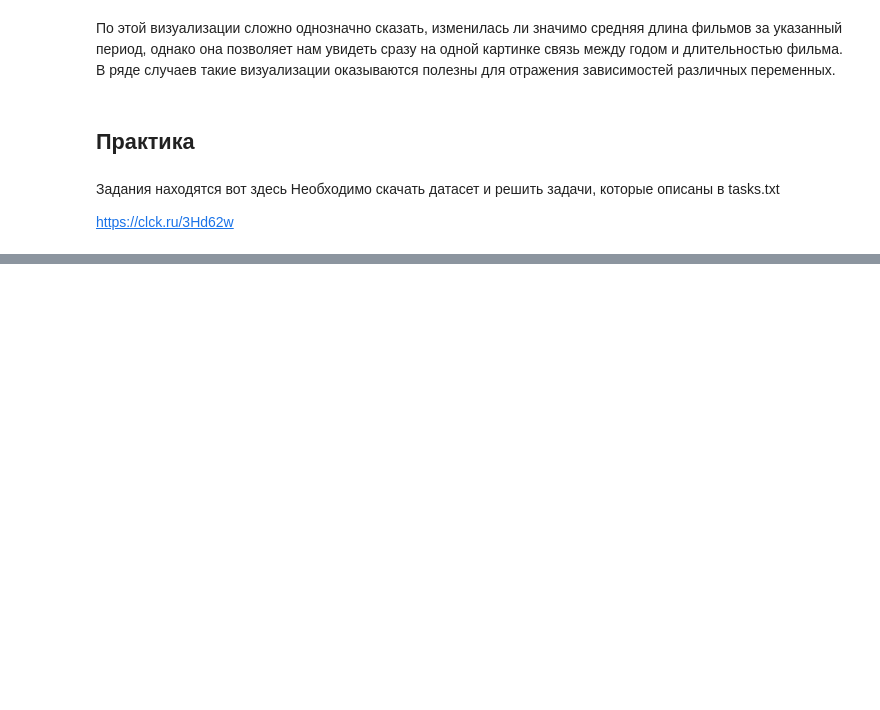
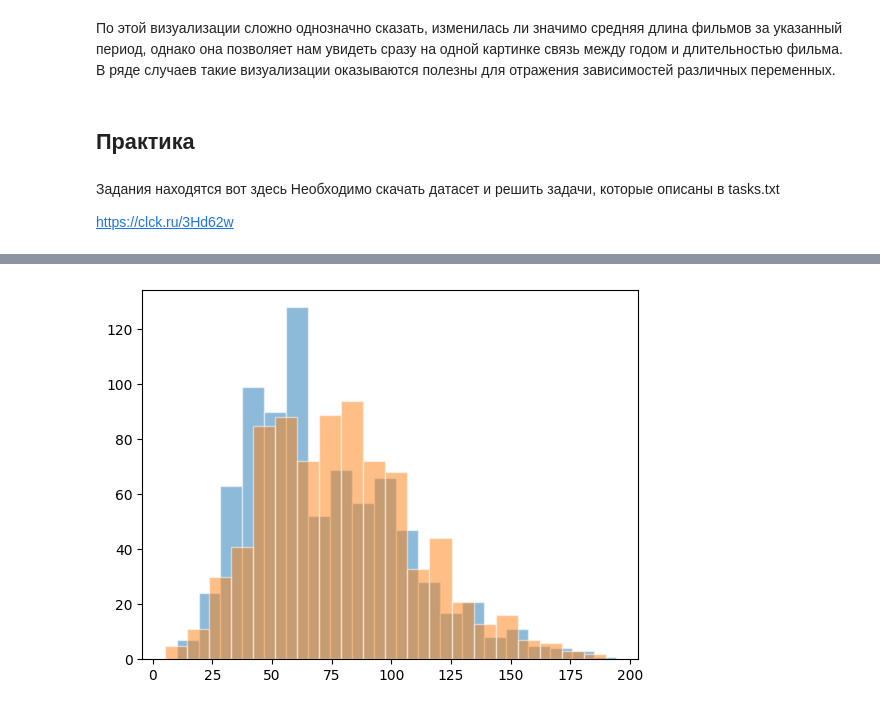
Before and after one commit to ReDwile/Spark-Practice-HSE, a Jupyter notebook: Basics-of-Visualization/Lecture_2/training/visual_2.ipynb, the cells around one changed output, grey strips where cells are left out. Cells and saved outputs as stored; diff of their text form; code cells hidden in the pictures; blank space fills up the shorter version.

```diff
--- a/Basics-of-Visualization/Lecture_2/training/visual_2.ipynb
+++ b/Basics-of-Visualization/Lecture_2/training/visual_2.ipynb
@@ -507,0 +562,6 @@ https://clck.ru/3Hd62w
+# %%
+plt.hist(df['SpAtk'], bins = 20, edgecolor = 'white', alpha = 0.5)
+plt.hist(df['Attack'], bins = 20, edgecolor = 'white', alpha = 0.5)
+plt.show()
+# %% [output]
+[figure, added]
```
Also changed, not shown: parts of 18 cells of this notebook, 1 other file.
